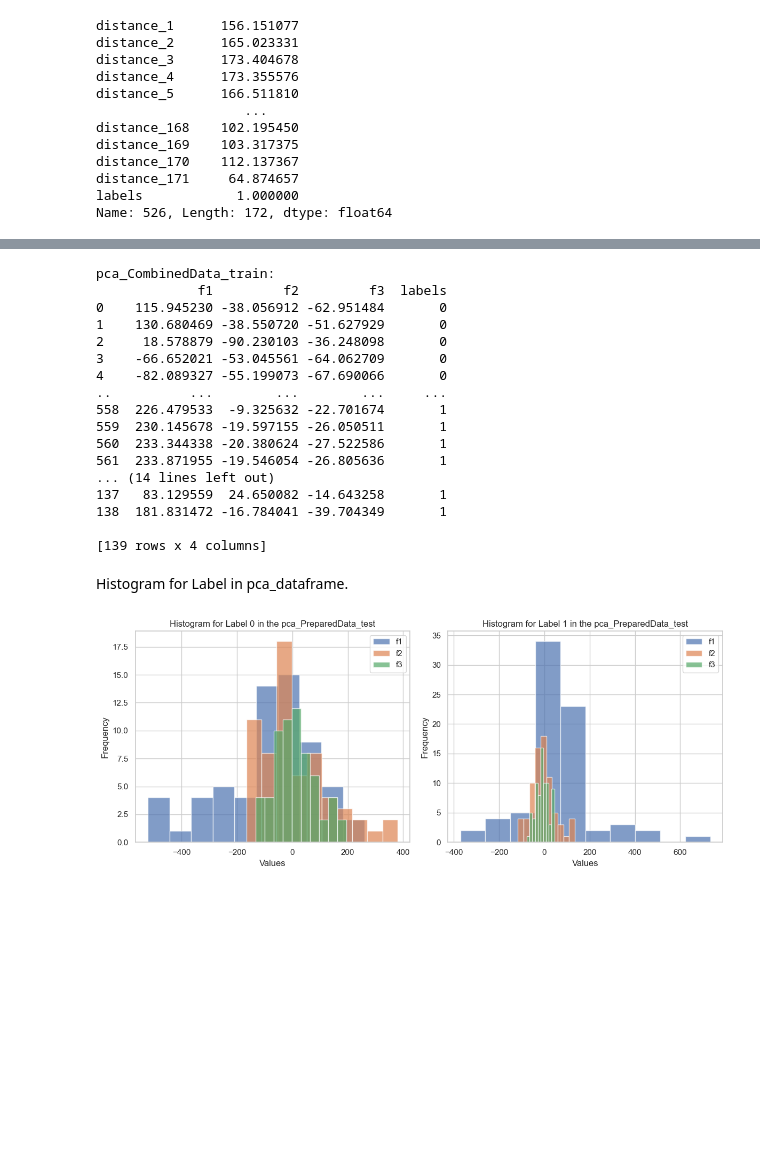
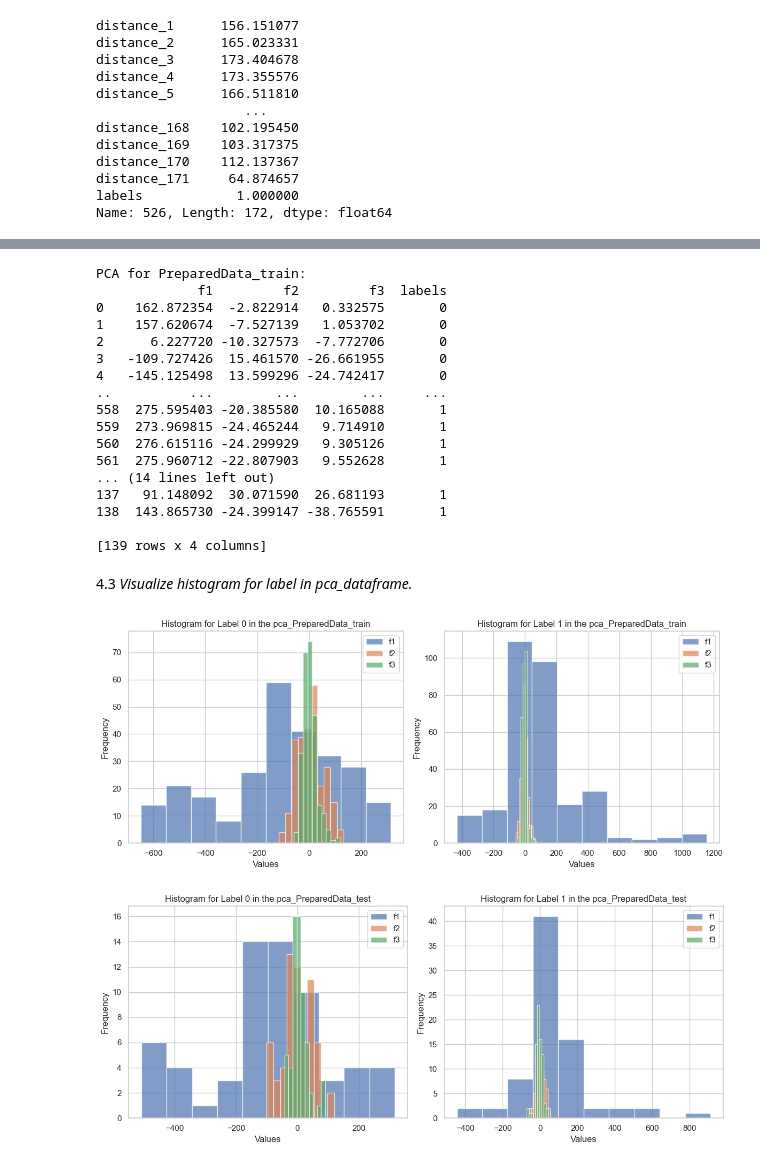
Before and after one commit to dinhanit/Abnormal_Behavior, a Jupyter notebook: Source/Data/AnalyzeData.ipynb, the cells around one changed output, grey strips where cells are left out. Cells and saved outputs as stored; diff of their text form; code cells hidden in the pictures; blank space fills up the shorter version.

```diff
--- a/Source/Data/AnalyzeData.ipynb
+++ b/Source/Data/AnalyzeData.ipynb
@@ -205,14 +249,21 @@ PCA_FUNCTION
 # %%
+def perform_pca(input_df, n_components=3):
+    """
+    Perform Principal Component Analysis (PCA) on an input DataFrame to reduce dimensionality.
+    Parameters:
+    - Input_df: The input DataFrame containing the data to be processed.
+    - N_components: The number of principal components to retain (default is 3).
+    Returns:
+    - pca_df: A new DataFrame containing the PCA components.
+    """
 
-
-def perform_pca(input_df, n_components=3):
-    # Create a PCA model
+    # Create a PCA model with the specified number of components
     pca = PCA(n_components=n_components)
 
-    # Fit the PCA model to the input DataFrame
+    # Fit the PCA model to the input DataFrame and transform the data
     pca_result = pca.fit_transform(input_df)
 
-    # Create a new DataFrame with the PCA components
+    # Create a new DataFrame with the PCA components and column names
     pca_df = pd.DataFrame(data=pca_result, columns=[f'f{i+1}' for i in range(n_components)])
 
     return pca_df
@@ -219,61 +272,84 @@ def perform_pca(input_df, n_components=3):
 # %%
+# Perform PCA on the training data
 pca_PreparedData_train = perform_pca(PreparedData_train.drop(columns=['labels']), n_components=3)
+
+# Combine PCA components with the 'labels' column for the training data
 pca_PreparedData_train = pd.concat([pca_PreparedData_train, PreparedData_train['labels']], axis=1)
 
-print("pca_CombinedData_train:  ")
+print("PCA for PreparedData_train:")
 print(pca_PreparedData_train)
-# --------------------------------------------------------
 
-pca_PreparedData_test= perform_pca(PreparedData_test.drop(columns=['labels']), n_components=3)
+# Perform PCA on the test data
+pca_PreparedData_test = perform_pca(PreparedData_test.drop(columns=['labels']), n_components=3)
+
+# Combine PCA components with the 'labels' column for the test data
 pca_PreparedData_test = pd.concat([pca_PreparedData_test, PreparedData_test['labels']], axis=1)
 
-print("pca_CombinedData_test:  ")
+print("PCA for PreparedData_test:")
 print(pca_PreparedData_test)
 # %% [output]
-pca_CombinedData_train:
+PCA for PreparedData_train:
              f1         f2         f3  labels
-0    115.945230 -38.056912 -62.951484       0
-1    130.680469 -38.550720 -51.627929       0
-2     18.578879 -90.230103 -36.248098       0
-3    -66.652021 -53.045561 -64.062709       0
-4    -82.089327 -55.199073 -67.690066       0
+0    162.872354  -2.822914   0.332575       0
+1    157.620674  -7.527139   1.053702       0
+2      6.227720 -10.327573  -7.772706       0
+3   -109.727426  15.461570 -26.661955       0
+4   -145.125498  13.599296 -24.742417       0
 ..          ...        ...        ...     ...
-558  226.479533  -9.325632 -22.701674       1
-559  230.145678 -19.597155 -26.050511       1
-560  233.344338 -20.380624 -27.522586       1
-561  233.871955 -19.546054 -26.805636       1
+558  275.595403 -20.385580  10.165088       1
+559  273.969815 -24.465244   9.714910       1
+560  276.615116 -24.299929   9.305126       1
+561  275.960712 -22.807903   9.552628       1
 ... (14 lines left out)
-137   83.129559  24.650082 -14.643258       1
-138  181.831472 -16.784041 -39.704349       1
+137   91.148092  30.071590  26.681193       1
+138  143.865730 -24.399147 -38.765591       1
 
 [139 rows x 4 columns]
 # %% [markdown]
-Histogram for Label in pca_dataframe.
+4.3 *Visualize histogram for label in pca_dataframe.*
 # %%
 
 def visualize_label_histograms(dataframe, dataframe_name):
+    """
+    Visualize histograms for two labels (0 and 1) in a given DataFrame.
+    This function creates subplots with histograms for each column in the DataFrame, separated by label values 0 and 1.
+    Parameters:
+    - dataframe: The DataFrame containing the data to visualize.
+    - dataframe_name: The name of the DataFrame for use in titles.
+    Returns:
+    - Displays the histograms.
+    """
+
     # Create subplots for label 0 and label 1 histograms
     fig, axes = plt.subplots(1, 2, figsize=(12, 5))
 
     for label_value in [0, 1]:
         ax = axes[label_value]
 
         for column in dataframe.columns:
             if column != 'labels':
                 data_to_plot = dataframe[dataframe['labels'] == label_value][column]
                 ax.hist(data_to_plot, bins=10, alpha=0.7, label=column)
 
+        # Set title for the subplot
         ax.set_title(f"Histogram for Label {label_value} in the {dataframe_name}")
+
+        # Set labels for the x and y axes
         ax.set_xlabel("Values")
         ax.set_ylabel("Frequency")
+
+        # Display legend for different columns
         ax.legend()
 
+    # Adjust the layout for subplots
     plt.tight_layout()
     plt.show()
-
-# Example usage
+#Call_func:
+dataframe_name = "pca_PreparedData_train"  # Replace with the actual name of your DataFrame
+visualize_label_histograms(pca_PreparedData_train, dataframe_name)
 dataframe_name = "pca_PreparedData_test"  # Replace with the actual name of your DataFrame
 visualize_label_histograms(pca_PreparedData_test, dataframe_name)
 # %% [output]
-[figure, old version]
+[figure, new version]
+[figure, added]
 # %% [markdown]
```
Also changed, not shown: parts of 36 cells of this notebook, 12 other files.
